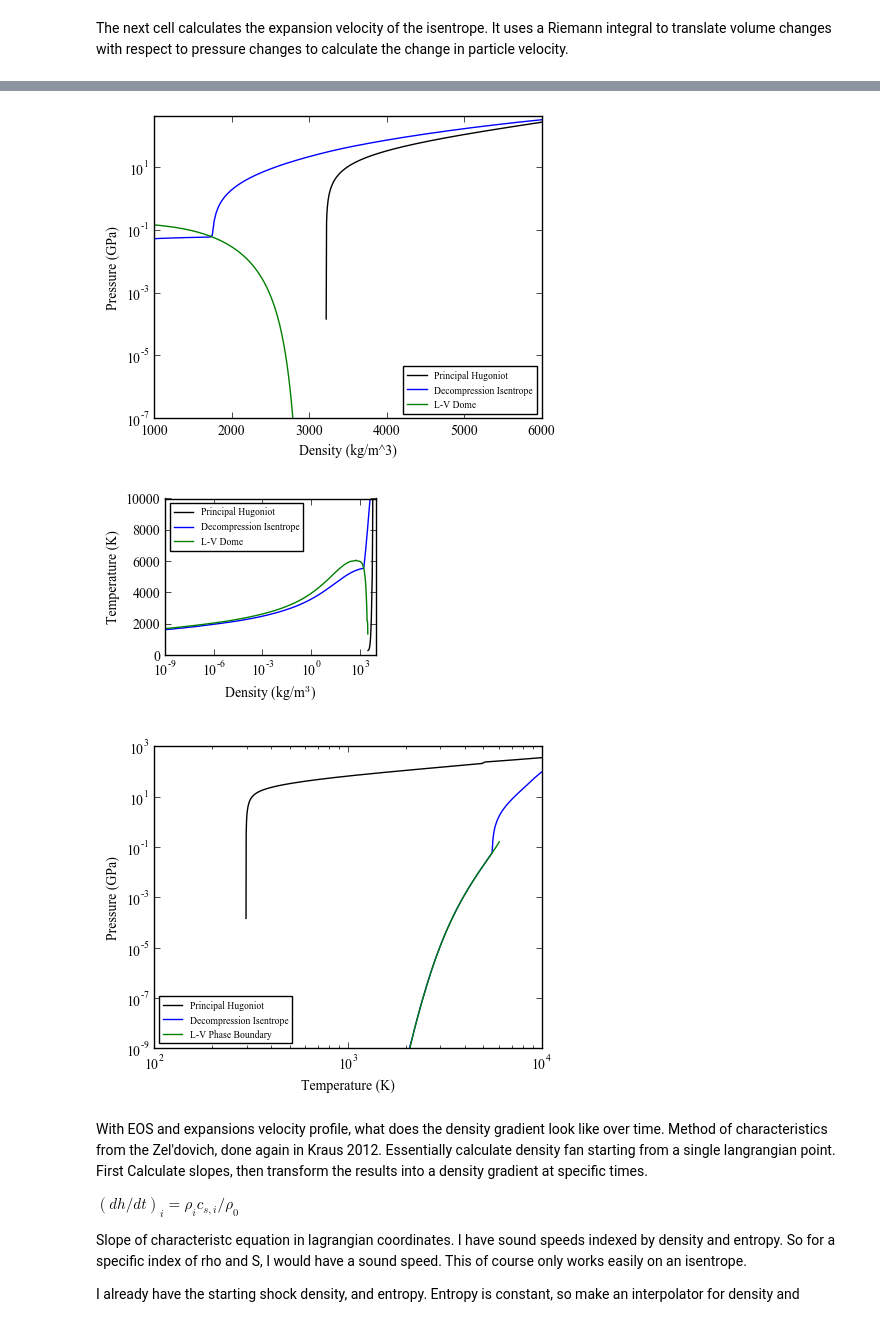
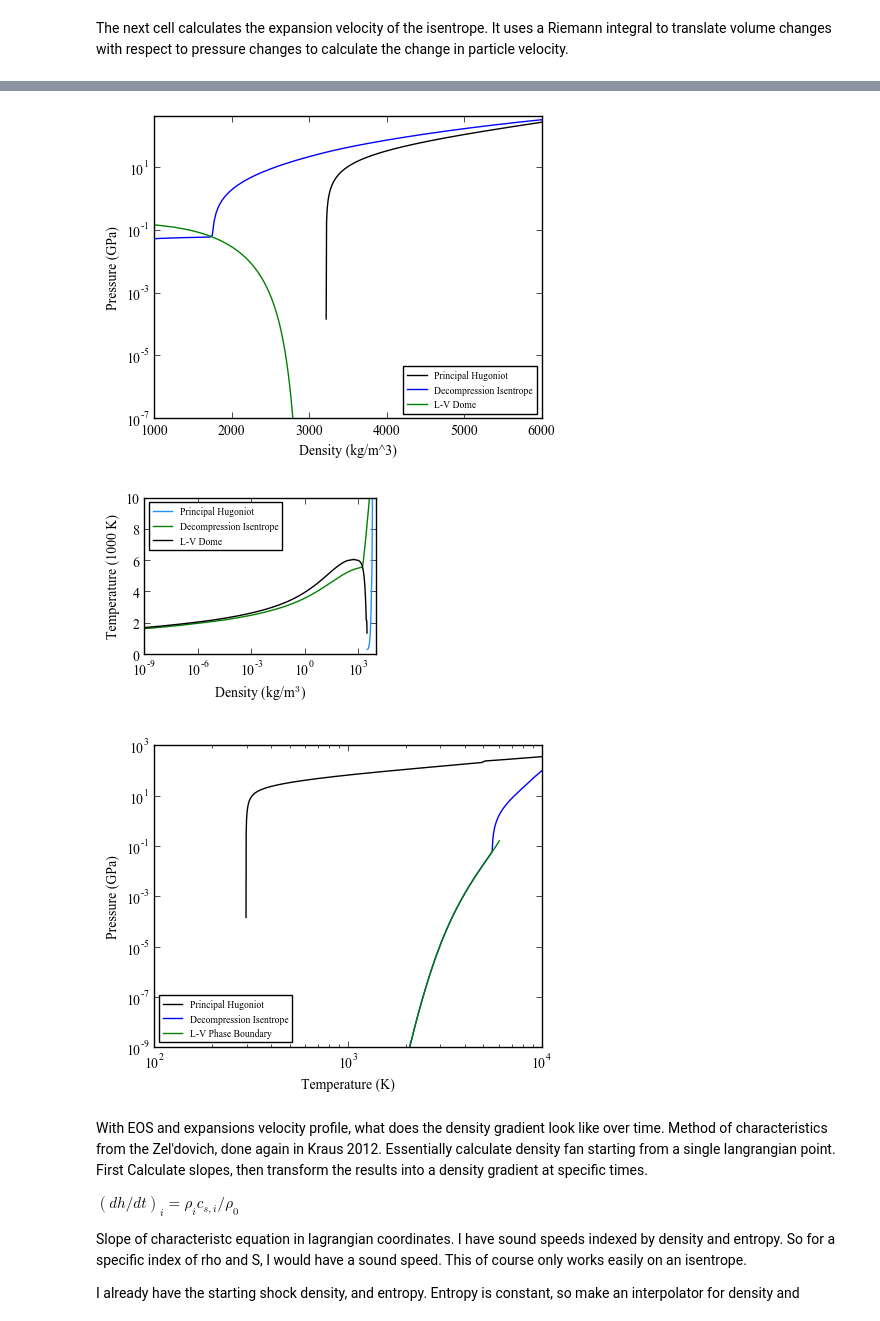
Before and after one commit to edavi006/Forsterite_Stagnation, a Jupyter notebook: Calculations 2020/L-V_Dome_DepressedTCalc.ipynb, the cells around one changed output, grey strips where cells are left out. Saved outputs shown, nothing was run; the diff lists cells and outputs as text; code cells hidden in the pictures.

```diff
--- a/Calculations 2020/L-V_Dome_DepressedTCalc.ipynb
+++ b/Calculations 2020/L-V_Dome_DepressedTCalc.ipynb
@@ -405,52 +405,52 @@ plt.savefig('P_Rho_decompression_lin.pdf', format='pdf', dpi=1000)
 ##/t-rho###
 #plt.figure()
 plt.figure(figsize=[3,2.4])
-plt.plot(forsthug.rho,forsthug.T,'-',color='black',label='Principal Hugoniot')
-plt.plot(forstEOS.rho[:P_ind+1],forstEOS.T[S_ind,:P_ind+1],'-',color='blue',label='Decompression Isentrope')
-plt.plot(NewEOS.vc.rl*1000,NewEOS.vc.T,'-',color='green',label='L-V Dome')
-plt.plot(NewEOS.vc.rv*1000,NewEOS.vc.T,'-',color='green')
+plt.plot(forsthug.rho,forsthug.T/1000,'-',color='dodgerblue',label='Principal Hugoniot')
+plt.plot(forstEOS.rho[:P_ind+1],forstEOS.T[S_ind,:P_ind+1]/1000,'-',color='green',label='Decompression Isentrope')
+plt.plot(NewEOS.vc.rl*1000,NewEOS.vc.T/1000,'-',color='black',label='L-V Dome')
+plt.plot(NewEOS.vc.rv*1000,NewEOS.vc.T/1000,'-',color='black')
 
 #plt.semilogy()
 plt.semilogx()
 
 
-plt.ylabel('Temperature (K)')
+plt.ylabel('Temperature (1000 K)')
 plt.xlabel('Density (kg/m$^3$)')
 plt.legend(loc='best', fontsize='x-small',numpoints=1,scatterpoints=1)
 
 #plt.xlim(0,20)
-plt.ylim(0,10000)
+plt.ylim(0,10)
 plt.xlim(10**(-9),10000)
 plt.tight_layout()
 plt.savefig('T_Rho_decompression.pdf', format='pdf', dpi=1000)
 
 ##P-T###
 plt.figure()
 plt.plot(forsthug.T,forsthug.P,'-',color='black',label='Principal Hugoniot')
 plt.plot(forstEOS.T[S_ind,:P_ind+1],forstEOS.P[S_ind,:P_ind+1],'-',color='blue',label='Decompression Isentrope')
 plt.plot(NewEOS.vc.T,NewEOS.vc.Pv,'-',color='green',label='L-V Phase Boundary')
 
 #NewEOS.vc.T
 
 plt.semilogy()
 plt.semilogx()
 
 plt.ylabel('Pressure (GPa)')
 plt.xlabel('Temperature (K)')
 plt.legend(loc='best', fontsize='x-small',numpoints=1,scatterpoints=1)
 
 plt.xlim(100,10000)
 plt.ylim(10**(-9),1000)
 plt.savefig('T_P_decompression.pdf', format='pdf', dpi=1000)
 
 
 plt.show()
 # %% [output]
 [figure]
 [figure]
 [figure]
 [figure]
-[figure, old version]
+[figure, new version]
 [figure]
 # %% [markdown]
 With EOS and expansions velocity profile, what does the density gradient look like over time. Method of characteristics from the Zel'dovich, done again in Kraus 2012. Essentially calculate density fan starting from a single langrangian point. First Calculate slopes, then transform the results into a density gradient at specific times.
```
Also changed, not shown: parts of 3 cells of this notebook, 26 other files.
